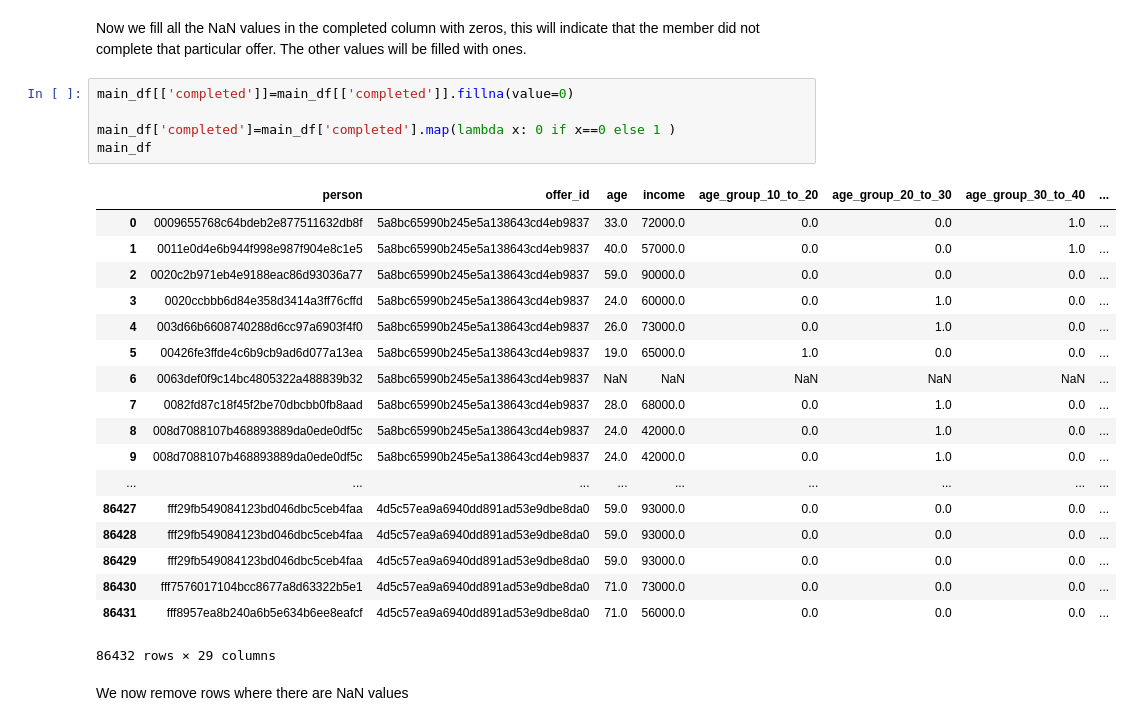
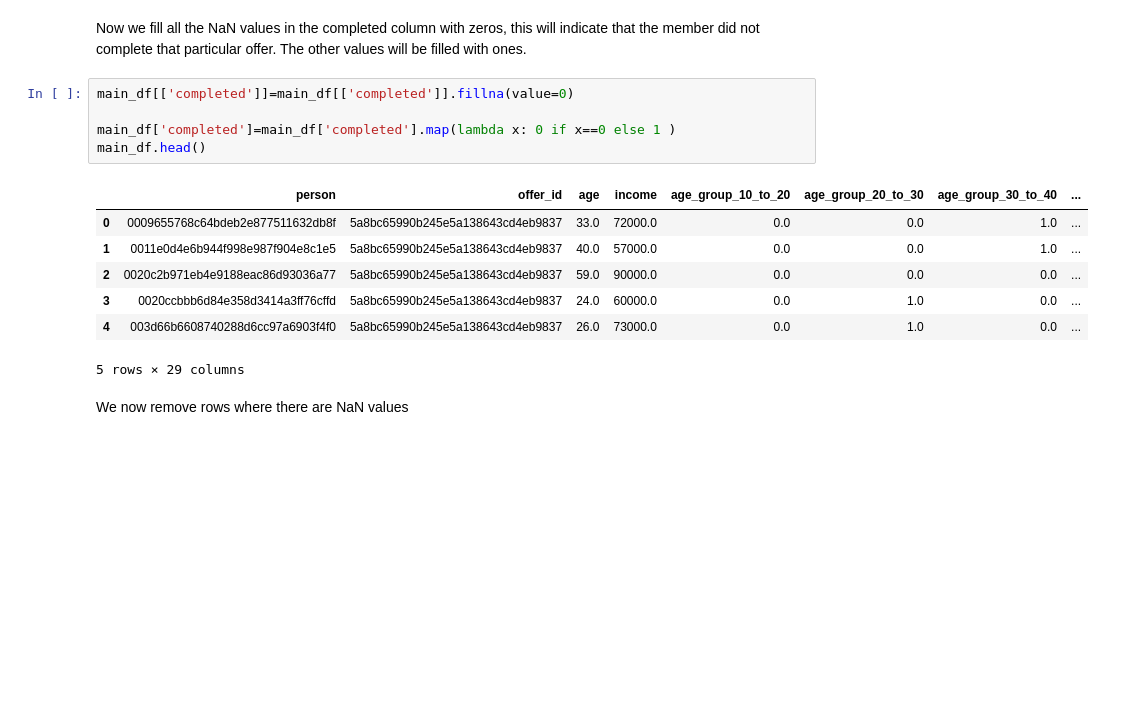
Before and after one commit to mxolisi/starbucks_coffee, a Jupyter notebook: Starbucks_Capstone_notebook.ipynb, the cells around one changed output. Saved outputs shown, nothing was run; the diff lists cells and outputs as text; blank space fills up the shorter version.

```diff
--- a/Starbucks_Capstone_notebook.ipynb
+++ b/Starbucks_Capstone_notebook.ipynb
@@ -829,27 +831,16 @@ Now we fill all the NaN values in the completed column with zeros, this will ind
 # %%
 main_df[['completed']]=main_df[['completed']].fillna(value=0)
 
 main_df['completed']=main_df['completed'].map(lambda x: 0 if x==0 else 1 )
-main_df
+main_df.head()
 # %% [output]
 |  | person | offer_id | age | income | age_group_10_to_20 | age_group_20_to_30 | age_group_30_to_40 | ... |
 | 0 | 0009655768c64bdeb2e877511632db8f | 5a8bc65990b245e5a138643cd4eb9837 | 33.0 | 72000.0 | 0.0 | 0.0 | 1.0 | ... |
 | 1 | 0011e0d4e6b944f998e987f904e8c1e5 | 5a8bc65990b245e5a138643cd4eb9837 | 40.0 | 57000.0 | 0.0 | 0.0 | 1.0 | ... |
 | 2 | 0020c2b971eb4e9188eac86d93036a77 | 5a8bc65990b245e5a138643cd4eb9837 | 59.0 | 90000.0 | 0.0 | 0.0 | 0.0 | ... |
 | 3 | 0020ccbbb6d84e358d3414a3ff76cffd | 5a8bc65990b245e5a138643cd4eb9837 | 24.0 | 60000.0 | 0.0 | 1.0 | 0.0 | ... |
 | 4 | 003d66b6608740288d6cc97a6903f4f0 | 5a8bc65990b245e5a138643cd4eb9837 | 26.0 | 73000.0 | 0.0 | 1.0 | 0.0 | ... |
-| 5 | 00426fe3ffde4c6b9cb9ad6d077a13ea | 5a8bc65990b245e5a138643cd4eb9837 | 19.0 | 65000.0 | 1.0 | 0.0 | 0.0 | ... |
-| 6 | 0063def0f9c14bc4805322a488839b32 | 5a8bc65990b245e5a138643cd4eb9837 | NaN | NaN | NaN | NaN | NaN | ... |
-| 7 | 0082fd87c18f45f2be70dbcbb0fb8aad | 5a8bc65990b245e5a138643cd4eb9837 | 28.0 | 68000.0 | 0.0 | 1.0 | 0.0 | ... |
-| 8 | 008d7088107b468893889da0ede0df5c | 5a8bc65990b245e5a138643cd4eb9837 | 24.0 | 42000.0 | 0.0 | 1.0 | 0.0 | ... |
-| 9 | 008d7088107b468893889da0ede0df5c | 5a8bc65990b245e5a138643cd4eb9837 | 24.0 | 42000.0 | 0.0 | 1.0 | 0.0 | ... |
-| ... | ... | ... | ... | ... | ... | ... | ... | ... |
-| 86427 | fff29fb549084123bd046dbc5ceb4faa | 4d5c57ea9a6940dd891ad53e9dbe8da0 | 59.0 | 93000.0 | 0.0 | 0.0 | 0.0 | ... |
-| 86428 | fff29fb549084123bd046dbc5ceb4faa | 4d5c57ea9a6940dd891ad53e9dbe8da0 | 59.0 | 93000.0 | 0.0 | 0.0 | 0.0 | ... |
-| 86429 | fff29fb549084123bd046dbc5ceb4faa | 4d5c57ea9a6940dd891ad53e9dbe8da0 | 59.0 | 93000.0 | 0.0 | 0.0 | 0.0 | ... |
-| 86430 | fff7576017104bcc8677a8d63322b5e1 | 4d5c57ea9a6940dd891ad53e9dbe8da0 | 71.0 | 73000.0 | 0.0 | 0.0 | 0.0 | ... |
-| 86431 | fff8957ea8b240a6b5e634b6ee8eafcf | 4d5c57ea9a6940dd891ad53e9dbe8da0 | 71.0 | 56000.0 | 0.0 | 0.0 | 0.0 | ... |
-86432 rows × 29 columns
+5 rows × 29 columns
 # %% [markdown]
 We now remove rows where there are NaN values
 # %%
```
Also changed, not shown: parts of 15 cells of this notebook, 4 other files.
